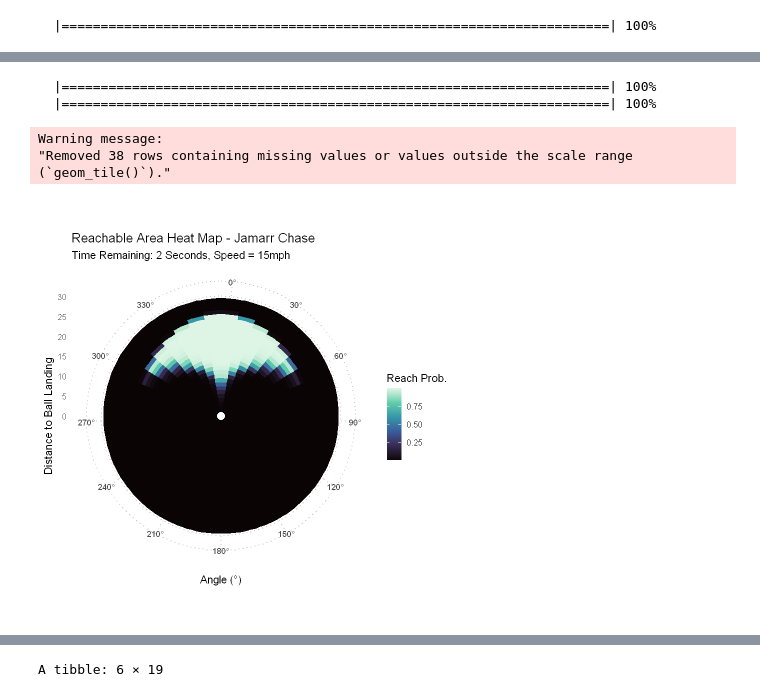
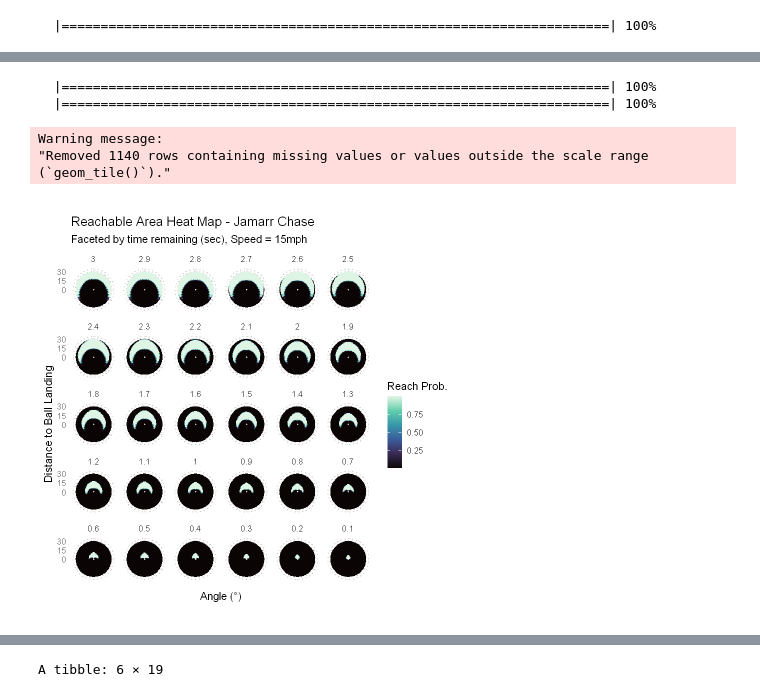
Before and after one commit to MPuram12/BigDataBowl2025, a Jupyter notebook: neural net.ipynb, the cells around one changed output, grey strips where cells are left out. Drawn from its saved outputs; the diff is of its cells as text; code cells hidden in the pictures.

```diff
--- a/neural net.ipynb
+++ b/neural net.ipynb
@@ -462,7 +437,7 @@ A tibble: 367 × 10
 test_df <- expand.grid(
   nfl_id = 53434, # 54508 for wandale robinson, 44881 for cooper kupp, 53434 jamarr chase
   dist_to_ball_land = seq(1, 30),
-  time_left_s = 2,
+  time_left_s = seq(3, .1, -.1),
   angle_diff = seq(0, 180, 10),
   speed = 15,
   accel = 0
@@ -487,36 +462,38 @@ test_df_mirrored <- test_df %>%
 ggplot(test_df_mirrored, aes(x = angle_diff_mirror, y = dist_to_ball_land, fill = pred)) +
   geom_tile() +
   coord_polar(start = 0, direction = 1) +  # ✅ This combination puts 0° at top and increases clockwise
   scale_fill_viridis_c(option = "mako", name = "Reach Prob.") +
   scale_x_continuous(
     breaks = seq(0, 330, 30),
-    labels = paste0(seq(0, 330, 30), "°")
+    #labels = paste0(seq(0, 330, 30), "°")
+    labels = NULL
   ) +
   scale_y_continuous(
     limits = c(0,30),
-    breaks = seq(0, 30, 5),
+    breaks = seq(0, 30, 15),
     name = "Distance to Ball Landing"
   ) +
   labs(
     title = "Reachable Area Heat Map - Jamarr Chase",
-    subtitle = paste("Time Remaining:", test_df_mirrored$time_left_s, "Seconds, Speed = 15mph"),
+    subtitle = paste("Faceted by time remaining (sec), Speed = 15mph"),
     x = "Angle (°)",
     y = "Distance"
   ) +
+  facet_wrap(~ reorder(time_left_s, -time_left_s)) +
   theme_minimal(base_size = 13) +
   theme(
     panel.grid.minor = element_blank(),
     panel.grid.major = element_line(color = "gray80", linetype = "dotted"),
     #plot.title = element_text(hjust = 0.5, face = "bold"),
     axis.text.x = element_text(size = 10, face = "bold"),
     legend.position = "right"
   ) +
   # Optional: show the player in the center
-  annotate("point", x = 0, y = 0, size = 4, color = "white")
+  annotate("point", x = 0, y = 0, size = .5, color = "white")
 # %% [output]
   |======================================================================| 100%
   |======================================================================| 100%
 Warning message:
-"Removed 38 rows containing missing values or values outside the scale range
+"Removed 1140 rows containing missing values or values outside the scale range
 (`geom_tile()`)."
-[figure, old version]
+[figure, new version]
```
Also changed, not shown: parts of 22 cells of this notebook, 11 other files.
